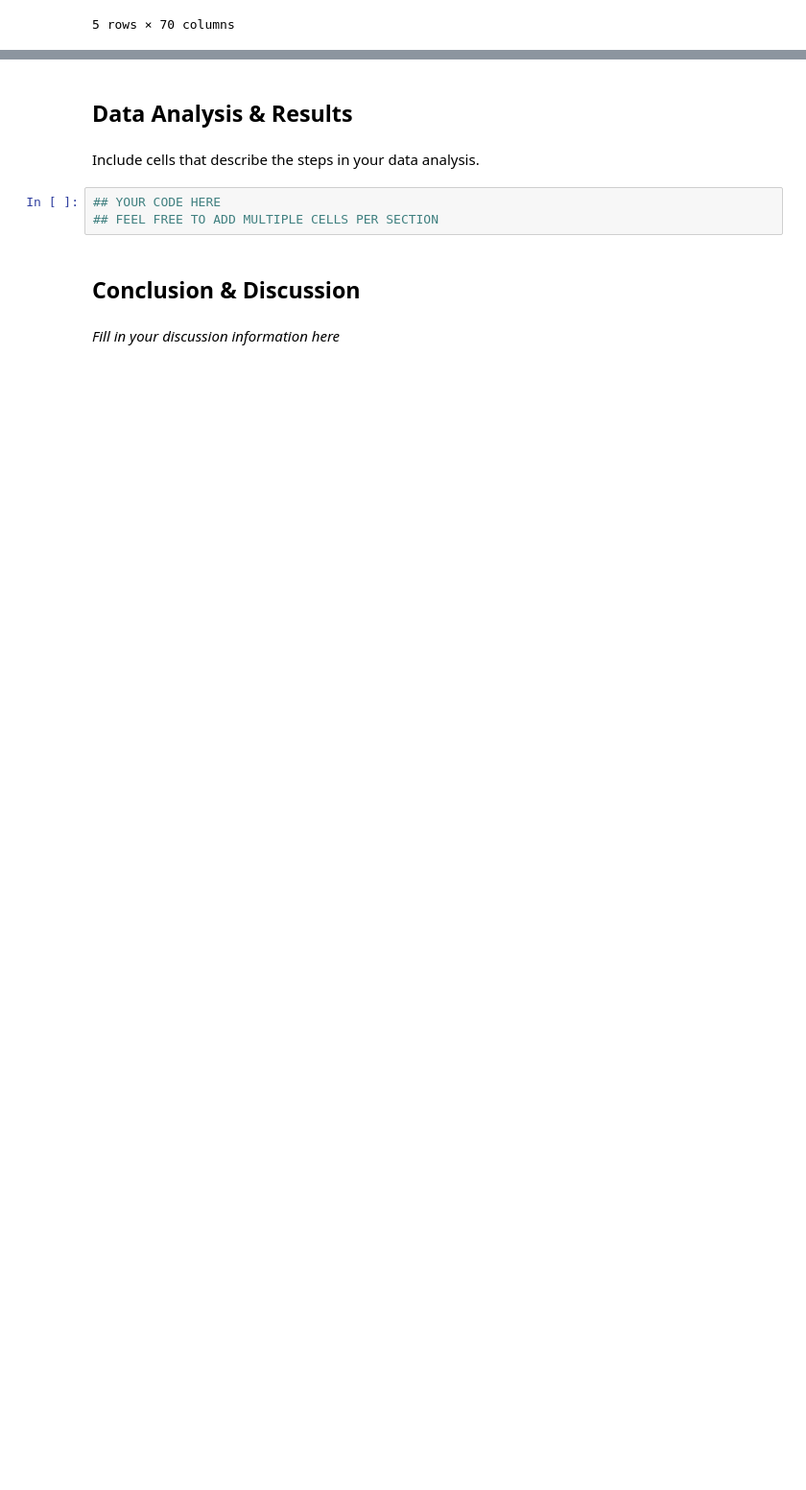
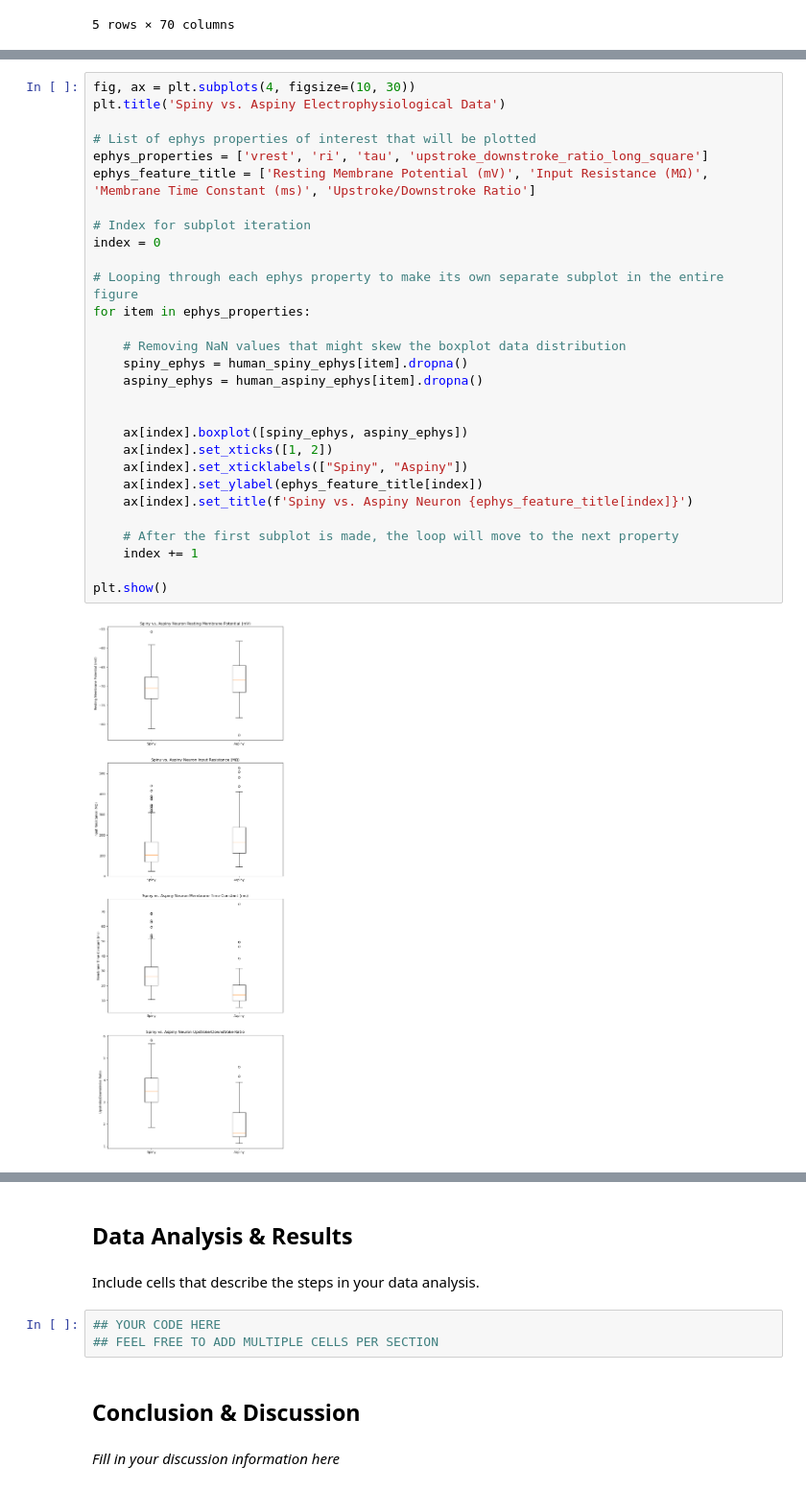
Before and after one commit to cbn003/CellTypes, a Jupyter notebook: CellTypesProject.ipynb, the cells around one changed output, grey strips where cells are left out. Shown at 96% size. Drawn from its saved outputs; the diff is of its cells as text; blank space fills up the shorter version.

```diff
--- a/CellTypesProject.ipynb
+++ b/CellTypesProject.ipynb
@@ -148,0 +153,31 @@ We can now begin to compare the two different neuron types by their electrophysi
+# %%
+fig, ax = plt.subplots(4, figsize=(10, 30))
+plt.title('Spiny vs. Aspiny Electrophysiological Data')
+
+# List of ephys properties of interest that will be plotted
+ephys_properties = ['vrest', 'ri', 'tau', 'upstroke_downstroke_ratio_long_square']
+ephys_feature_title = ['Resting Membrane Potential (mV)', 'Input Resistance (MΩ)', 'Membrane Time Constant (ms)', 'Upstroke/Downstroke Ratio']
+
+# Index for subplot iteration
+index = 0
+
+# Looping through each ephys property to make its own separate subplot in the entire figure
+for item in ephys_properties:
+
+    # Removing NaN values that might skew the boxplot data distribution
+    spiny_ephys = human_spiny_ephys[item].dropna()
+    aspiny_ephys = human_aspiny_ephys[item].dropna()
+
+
+    ax[index].boxplot([spiny_ephys, aspiny_ephys])
+    ax[index].set_xticks([1, 2])
+    ax[index].set_xticklabels(["Spiny", "Aspiny"])
+    ax[index].set_ylabel(ephys_feature_title[index])
+    ax[index].set_title(f'Spiny vs. Aspiny Neuron {ephys_feature_title[index]}')
+
+    # After the first subplot is made, the loop will move to the next property
+    index += 1
+
+plt.show()
+# %% [output]
+[figure, added]
```
Also changed, not shown: parts of 8 cells of this notebook.
